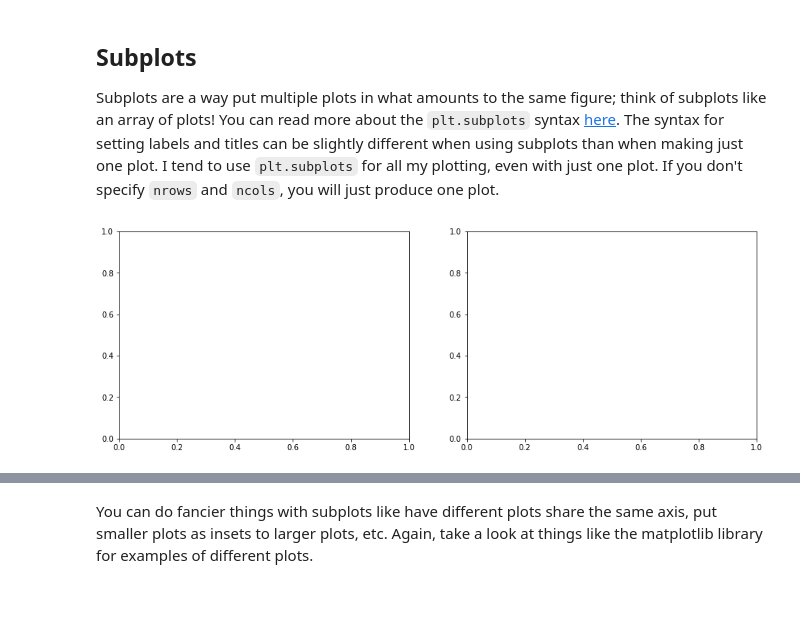
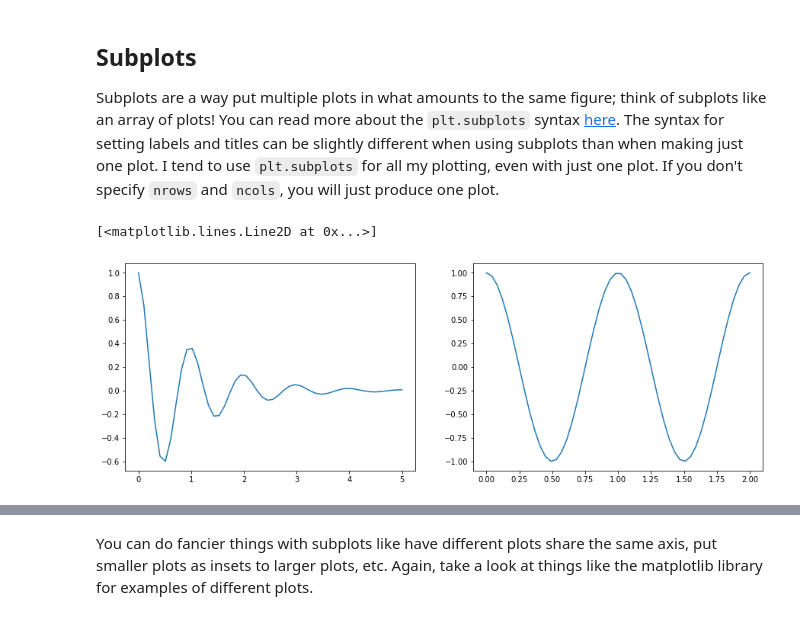
Before and after one commit to mbartlett01/AY3190, a Jupyter notebook: lessons/06-plotting_Bartlett.ipynb, the cells around one changed output, grey strips where cells are left out. Saved outputs shown, nothing was run; the diff lists cells and outputs as text; code cells hidden in the pictures.

```diff
--- a/lessons/06-plotting_Bartlett.ipynb
+++ b/lessons/06-plotting_Bartlett.ipynb
@@ -425,25 +461,28 @@ Subplots are a way put multiple plots in what amounts to the same figure; think
 # %%
 #set up a variable for the total figure, and for each subplot axis
 #figsize sets up the size of the total figure. You can play around with these
 # values to see what they do
 # nrows and ncols define the number of rows and columns, respectively
 fig, ax = plt.subplots(nrows=1,ncols=2,figsize=(15,5))
 
 #Define some x and y values for plotting:
 x1 = np.linspace(0.0, 5.0)
 x2 = np.linspace(0.0, 2.0)
 
 y1 = np.cos(2 * np.pi * x1) * np.exp(-x1)
 y2 = np.cos(2 * np.pi * x2)
 
 #Plot x1 and y1 on the first axis, ax[0]
+ax[0].plot(x1, y1)
 
 #The syntax for setting x and y labels is slightly different
 #when you're calling it on an individual axis
 
 #Do the same thing for the second axis, ax[1]
+ax[1].plot(x2, y2)
 # %% [output]
+[<matplotlib.lines.Line2D at 0x...>]
-[figure, old version]
+[figure, new version]
 # %%
 #Now create the same two plots, but instead of having them side by side, stack them on top of each other
 
```
Also changed, not shown: parts of 13 cells of this notebook, 1 other file.
